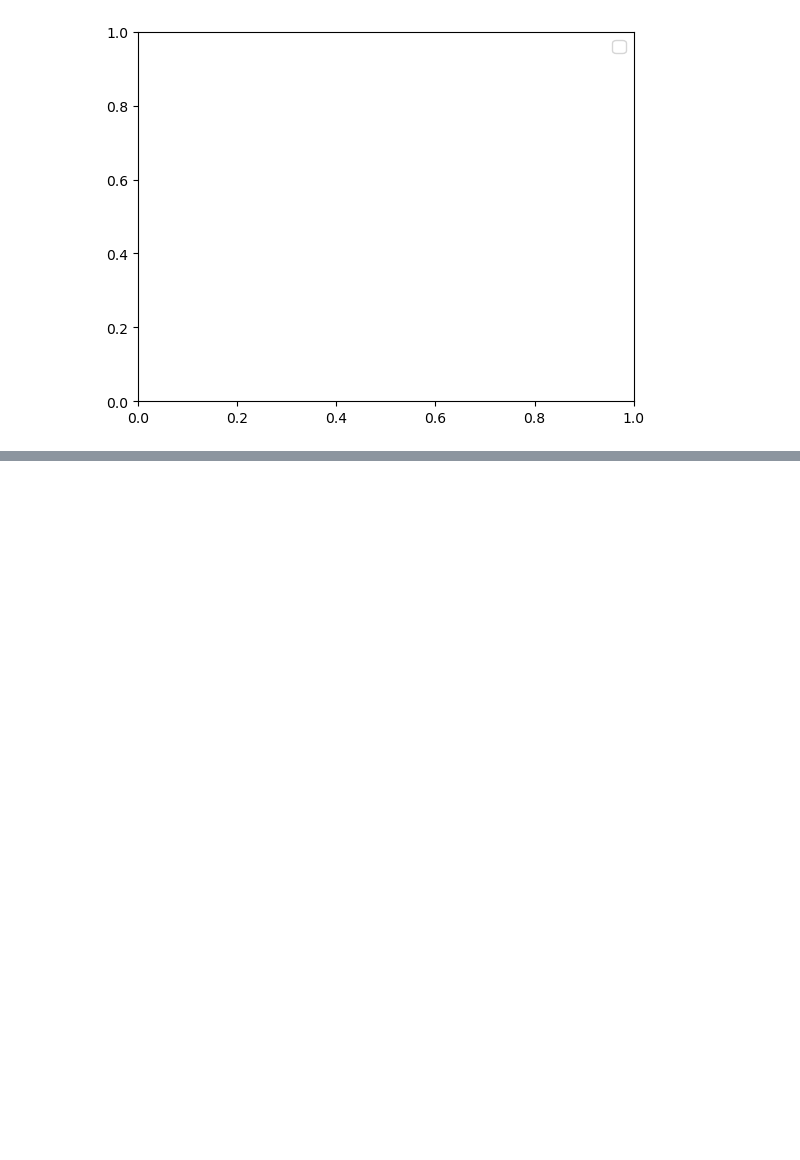
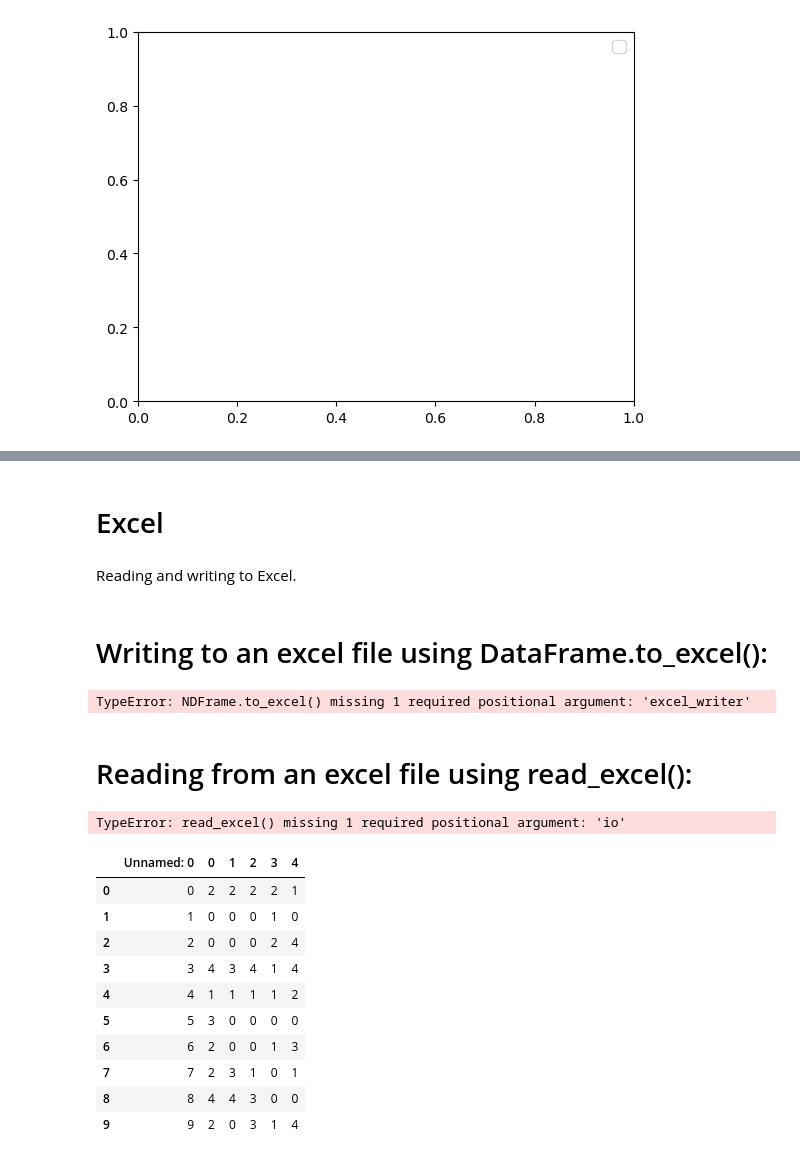
Before and after one commit to gopal-py07/DataSciencePandasExample, a Jupyter notebook: practices/10minPandas.ipynb, the cells around one changed output, grey strips where cells are left out. Cells and saved outputs as stored; diff of their text form; code cells hidden in the pictures; blank space fills up the shorter version.

Commit message:
Importing and exporting data while writeing to file it create file on same path where notbook run

```diff
--- a/practices/10minPandas.ipynb
+++ b/practices/10minPandas.ipynb
@@ -1476,0 +1541,10 @@ No artists with labels found to put in legend.  Note that artists whose label st
+# %% [markdown]
+# Excel
+# %% [markdown]
+Reading and writing to Excel.
+# %% [markdown]
+# Writing to an excel file using DataFrame.to_excel():
+# %%
+df.to_excel()
+# %% [output]
+TypeError: NDFrame.to_excel() missing 1 required positional argument: 'excel_writer'
@@ -1476,0 +1555,20 @@ No artists with labels found to put in legend.  Note that artists whose label st
+# %% [markdown]
+# Reading from an excel file using read_excel():
+# %%
+pd.read_excel()
+# %% [output]
+TypeError: read_excel() missing 1 required positional argument: 'io'
+# %%
+pd.read_excel("foo.xlsx")
+# %% [output]
+|  | Unnamed: 0 | 0 | 1 | 2 | 3 | 4 |
+| 0 | 0 | 2 | 2 | 2 | 2 | 1 |
+| 1 | 1 | 0 | 0 | 0 | 1 | 0 |
+| 2 | 2 | 0 | 0 | 0 | 2 | 4 |
+| 3 | 3 | 4 | 3 | 4 | 1 | 4 |
+| 4 | 4 | 1 | 1 | 1 | 1 | 2 |
+| 5 | 5 | 3 | 0 | 0 | 0 | 0 |
+| 6 | 6 | 2 | 0 | 0 | 1 | 3 |
+| 7 | 7 | 2 | 3 | 1 | 0 | 1 |
+| 8 | 8 | 4 | 4 | 3 | 0 | 0 |
+| 9 | 9 | 2 | 0 | 3 | 1 | 4 |
```
Also changed, not shown: parts of 19 cells of this notebook, 4 other files.
